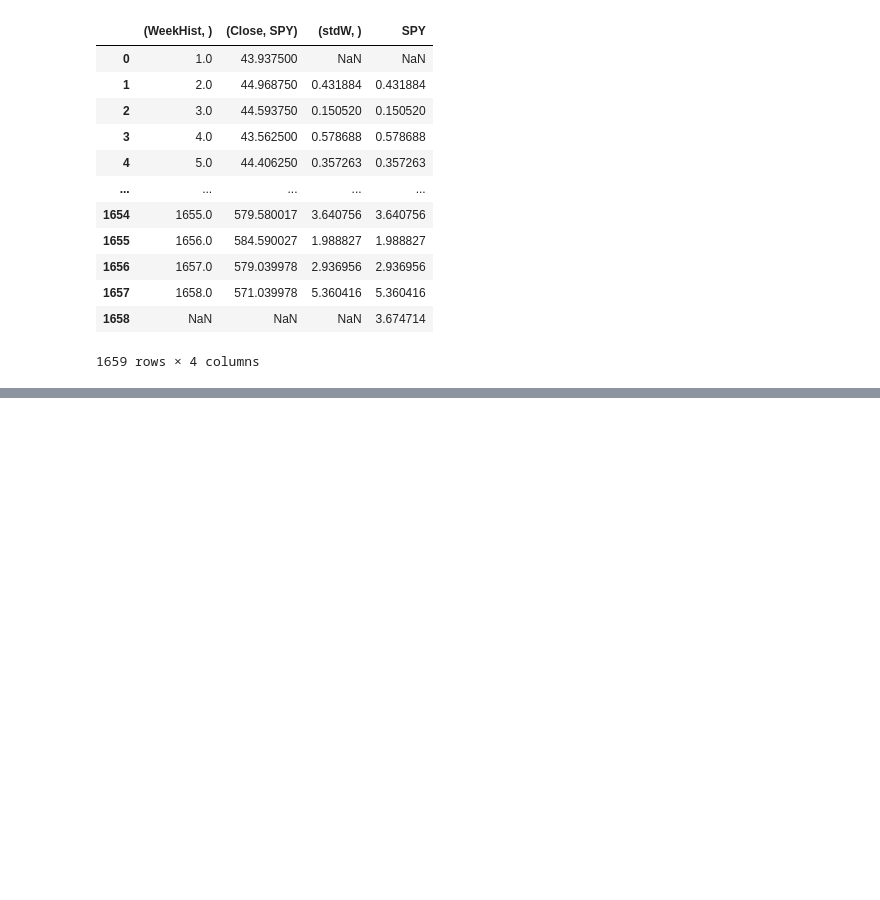
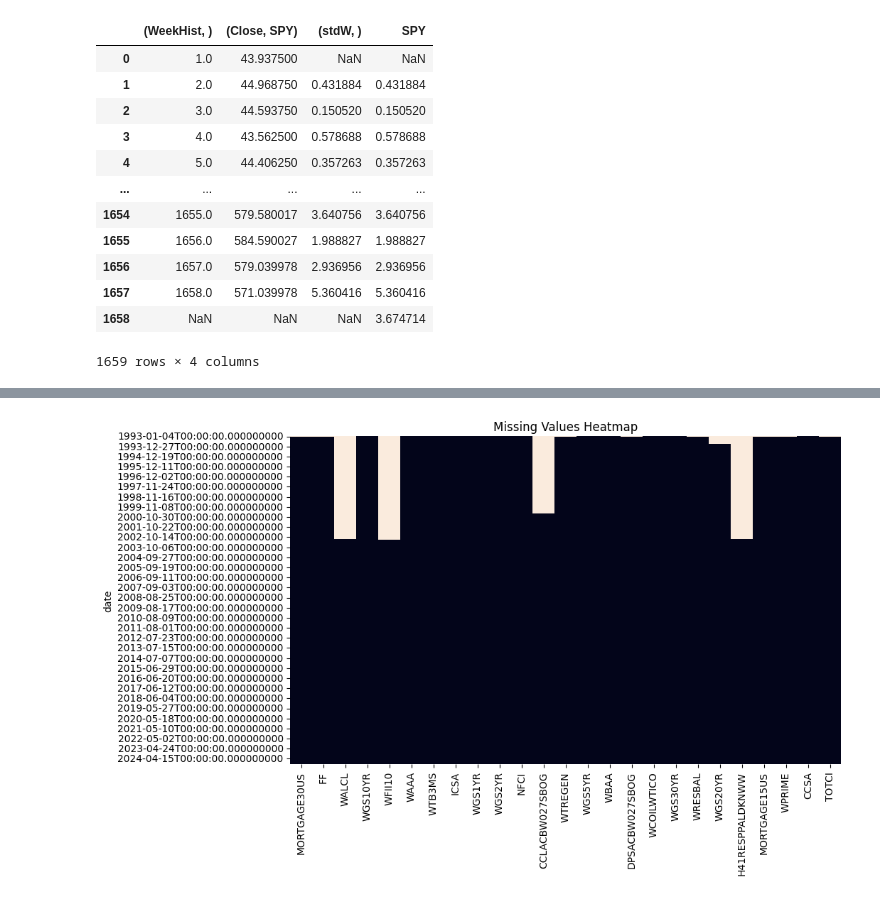
Before and after one commit to mpalominocol/CPSC4800_GitEExample, a Jupyter notebook: SP500_AND_WB_Data_Extraction.ipynb, the cells around one changed output, grey strips where cells are left out. Drawn from its saved outputs; the diff is of its cells as text; code cells hidden in the pictures; blank space fills up the shorter version.

```diff
--- a/SP500_AND_WB_Data_Extraction.ipynb
+++ b/SP500_AND_WB_Data_Extraction.ipynb
@@ -566,0 +656,13 @@ df_weekly
+# %%
+# List of symbols
+symbols = ['MORTGAGE30US', 'FF', 'WALCL','WGS10YR', 'WFII10', 'WAAA', 'WTB3MS','ICSA','WGS1YR','WGS2YR','NFCI','CCLACBW027SBOG','WTREGEN','WGS5YR','WBAA','DPSACBW027SBOG', 'WCOILWTICO', 'WGS30YR', 'WRESBAL', 'WGS20YR', 'H41RESPPALDKNWW', 'MORTGAGE15US', 'WPRIME' , 'CCSA' , 'TOTCI' ]
+#symbols = ['PCECTPI', 'GDP', 'CPIAUCSL']
+
+# Fetch and combine data
+dataframes = []
+for symbol in symbols:
+    df = get_fred_data(symbol)
+    dataframes.append(df)
+
+# Combine all the DataFrames into one
+full_data = pd.concat(dataframes, axis=1)
@@ -566,0 +712,3 @@ df_weekly
+# %%
+full_data_subset = full_data.loc['1993-01-01':'2024-10-26']
+full_data_subset.head()
@@ -566,0 +724,4 @@ df_weekly
+# %%
+weekly_data = pd.DataFrame(full_data_subset.resample('W-MON').last())
+
+weekly_data.tail()
@@ -566,0 +800,8 @@ df_weekly
+# %%
+# Missing values Chat
+plt.figure(figsize=(10, 6))
+sns.heatmap(weekly_data.isnull(), cbar=False)
+plt.title('Missing Values Heatmap')
+plt.show()
+# %% [output]
+[figure, added]
```
Also changed, not shown: parts of 40 cells of this notebook.
